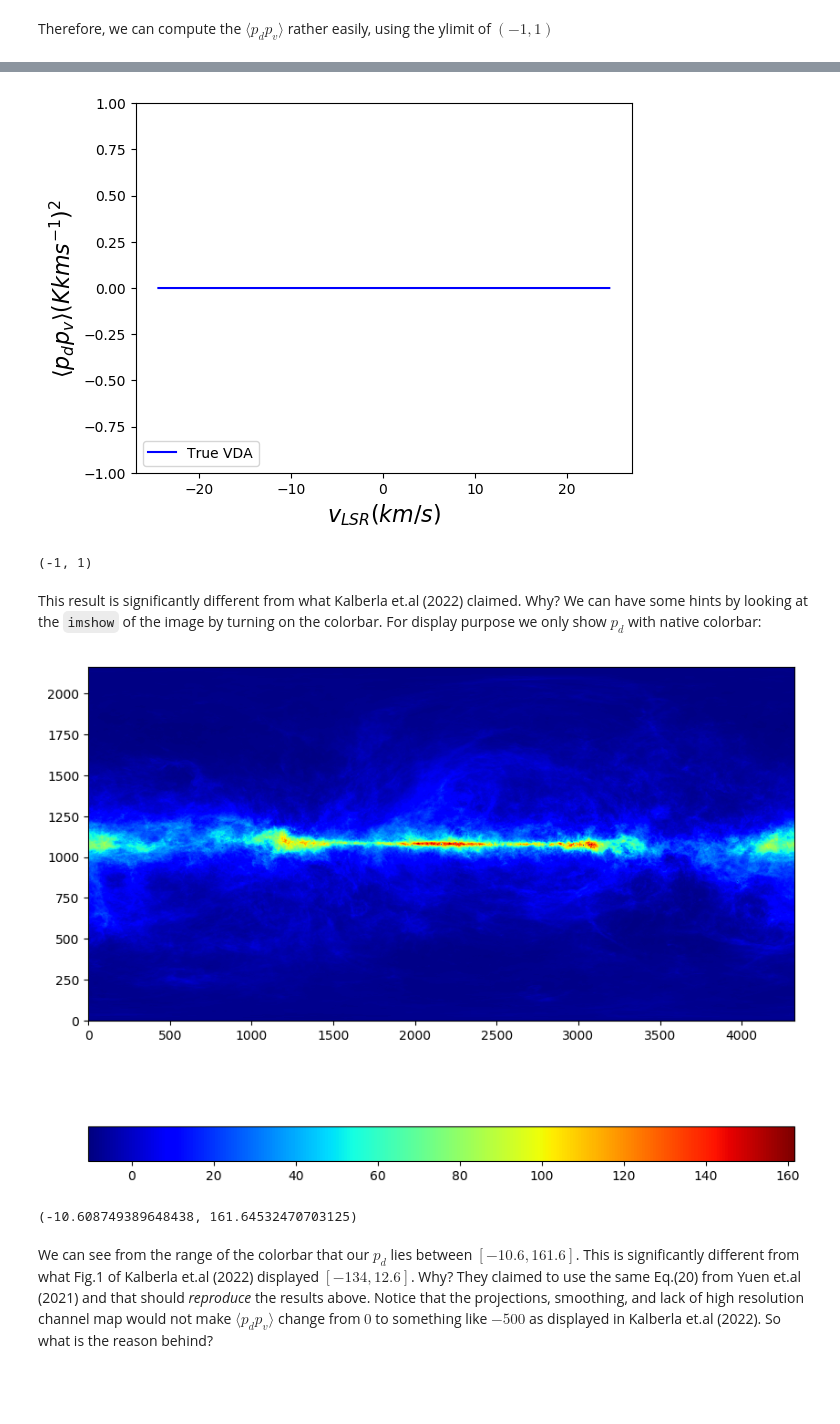
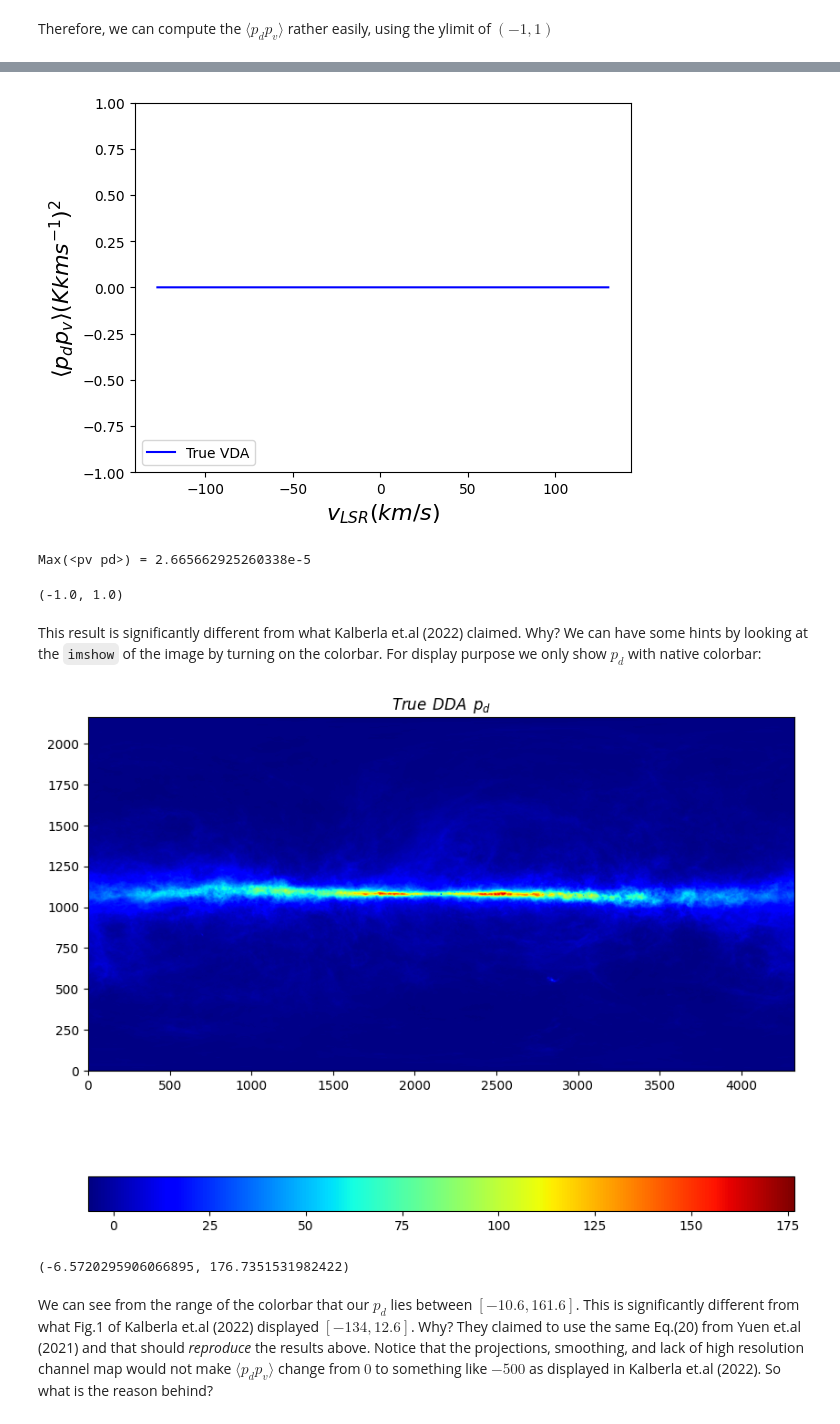
Before and after one commit to kyuen2/kalberla_2022, a Jupyter notebook: Kalberla_2022_workout.ipynb, the cells around one changed output, grey strips where cells are left out. Cells and saved outputs as stored; diff of their text form; code cells hidden in the pictures; blank space fills up the shorter version.

```diff
--- a/Kalberla_2022_workout.ipynb
+++ b/Kalberla_2022_workout.ipynb
@@ -56,9 +56,9 @@ using Statistics, FITSIO, HDF5 # these are public package
 using PyPlot                   # You need to plot figures, right?
 using LazDDA                   # the VDA method, codename "DDA"
 # %%
-f=h5open("/mnt/d/CAR_x.h5");
-p=read(f,"p"); # in K km/s
-v=read(f,"v"); # in km/s
+f=h5open("/mnt/d/data/Observation/HI4PI/CAR_trimmed.h5");
+p = read(f,"d"); # in K km/s
+v = read(f,"v"); # in km/s
 # %%
 v_loc=findall((v.>0.5) .& (v.<1.5))
 # %% [output]
@@ -119,18 +124,20 @@ ylabel(L"$\langle p_d p_v \rangle (K km s^{-1})^2$",fontsize=16)
 legend(loc=3)
 ylim(-1,1)
 # %% [output]
-[figure, old version]
+[figure, new version]
-(-1, 1)
+Max(<pv pd>) = 2.665662925260338e-5
+(-1.0, 1.0)
 # %% [markdown]
 This result is significantly different from what Kalberla et.al (2022) claimed. Why? We can have some hints by looking at the `imshow` of the image by turning on the colorbar. For display purpose we only show $p_d$ with native colorbar:
 # %%
 figure(figsize=(10,10))
-imshow(pd[:,:,v_loc[1]]',cmap="jet",origin="xy")
+title(L"True\:\:DDA\:\:p_d")
+imshow(pd[:,:,v_loc[1]]',cmap="jet",origin="lower")
 colorbar(orientation="horizontal")
 minimum(pd[:,:,v_loc[1]]),maximum(pd[:,:,v_loc[1]])
 # %% [output]
-[figure, old version]
+[figure, new version]
-(-10.608749389648438, 161.64532470703125)
+(-6.5720295906066895, 176.7351531982422)
 # %% [markdown]
 We can see from the range of the colorbar that our $p_d$ lies between $[-10.6,161.6]$. This is significantly different from what Fig.1 of Kalberla et.al (2022) displayed $[-134, 12.6]$. Why? They claimed to use the same Eq.(20) from Yuen et.al (2021) and that should _reproduce_ the results above. Notice that the projections, smoothing, and lack of high resolution channel map would not make $\langle p_d p_v\rangle$ change from $0$ to something like $-500$ as displayed in Kalberla et.al (2022). So what is the reason behind?
 # %% [markdown]
```
Also changed, not shown: parts of 14 cells of this notebook.
